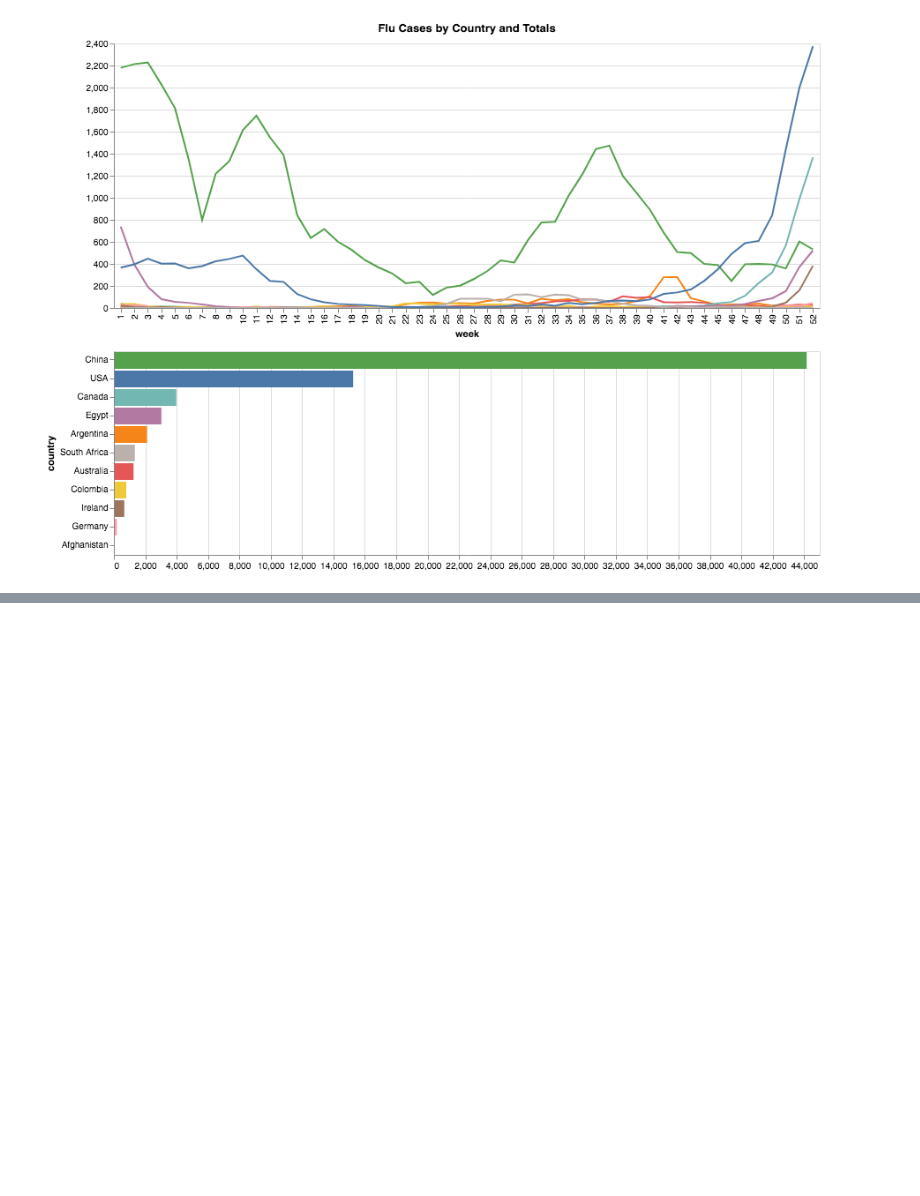
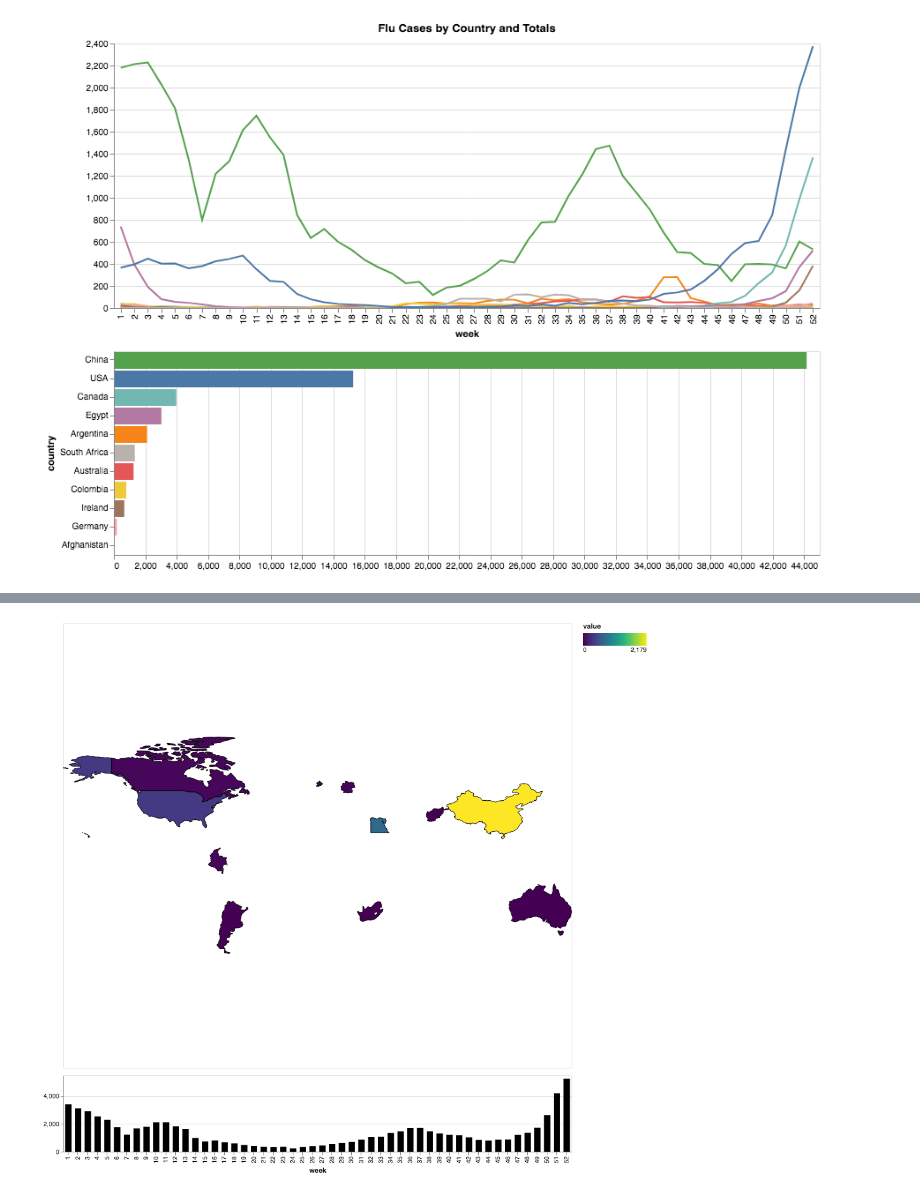
Before and after one commit to manzt/flu-mcv, a Jupyter notebook: flu.ipynb, the cells around one changed output, grey strips where cells are left out. Saved outputs shown, nothing was run; the diff lists cells and outputs as text; code cells hidden in the pictures; blank space fills up the shorter version.

```diff
--- a/flu.ipynb
+++ b/flu.ipynb
@@ -200,0 +177,7 @@ line
+# %%
+from vega_datasets import data
+
+countries = alt.topo_feature(data.world_110m.url, 'countries')
+# %%
+country = normed.country.unique()
+country
@@ -200,0 +187,5 @@ line
+# %%
+# GeoJSON ids (looked up for each country)
+ids = [4, 32, 36, 124, 156, 170, 818, 276, 372, 710, 840]
+dictionary = dict(zip(country, ids))
+dictionary
@@ -200,0 +204,4 @@ line
+# %%
+normed_geo = normed
+normed_geo['id'] = normed_geo['country'].map(dictionary)
+normed_geo.head()
@@ -200,0 +215,37 @@ line
+# %%
+week = normed_geo[normed_geo['week'] == 1]
+
+click = alt.selection_single(encodings=['x'])
+
+values = alt.Chart(countries).mark_geoshape(
+    stroke='black'
+).encode(
+    alt.Color(alt.repeat('row'), type='quantitative')
+).transform_lookup(
+    lookup='id',
+    from_=alt.LookupData(week, 'id', ['value'])
+).properties(
+    width=800,
+    height=700
+).project(
+    type='equirectangular'
+).repeat(
+    row=['value']
+).resolve_scale(
+    color='independent'
+)
+
+# Not functional
+hist = alt.Chart(normed).mark_bar(size=10).encode(
+    x=alt.X('week:N'),
+    y=alt.Y('sum(value):Q', title=None),
+    color=alt.condition(click, alt.value('black'), alt.value('lightgray')),
+).properties(
+    width=800,
+    height=120,
+    selection=click
+)
+
+values & hist
+# %% [output]
+[figure, added]
```
Also changed, not shown: parts of 12 cells of this notebook.
